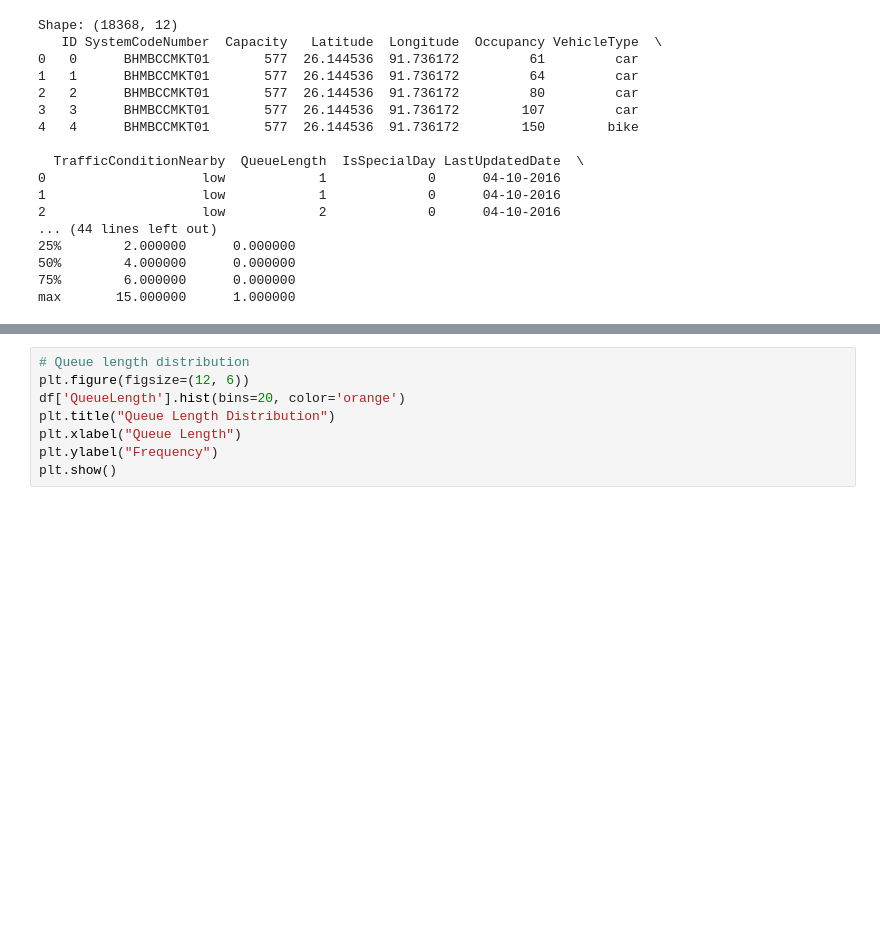
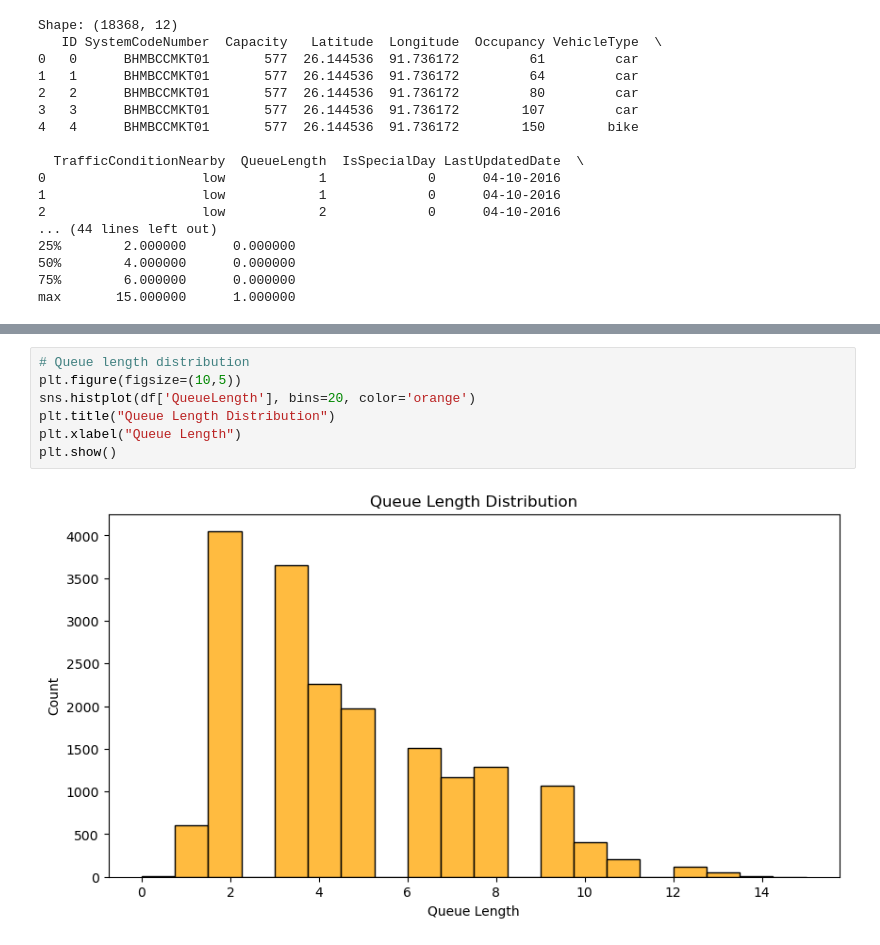
Before and after one commit to BitWiseNexus/dynamic-pricing-for-urban-parking-spaces, a Jupyter notebook: notebooks/data_exploration.ipynb, the cells around one changed output, grey strips where cells are left out. Drawn from its saved outputs; the diff is of its cells as text; blank space fills up the shorter version.

```diff
--- a/notebooks/data_exploration.ipynb
+++ b/notebooks/data_exploration.ipynb
@@ -39,9 +58,10 @@ plt.show()
 # %%
 # Queue length distribution
-plt.figure(figsize=(12, 6))
-df['QueueLength'].hist(bins=20, color='orange')
+plt.figure(figsize=(10,5))
+sns.histplot(df['QueueLength'], bins=20, color='orange')
 plt.title("Queue Length Distribution")
 plt.xlabel("Queue Length")
-plt.ylabel("Frequency")
 plt.show()
+# %% [output]
+[figure, added]
 # %%
```
Also changed, not shown: parts of 6 cells of this notebook, 1 other file.
